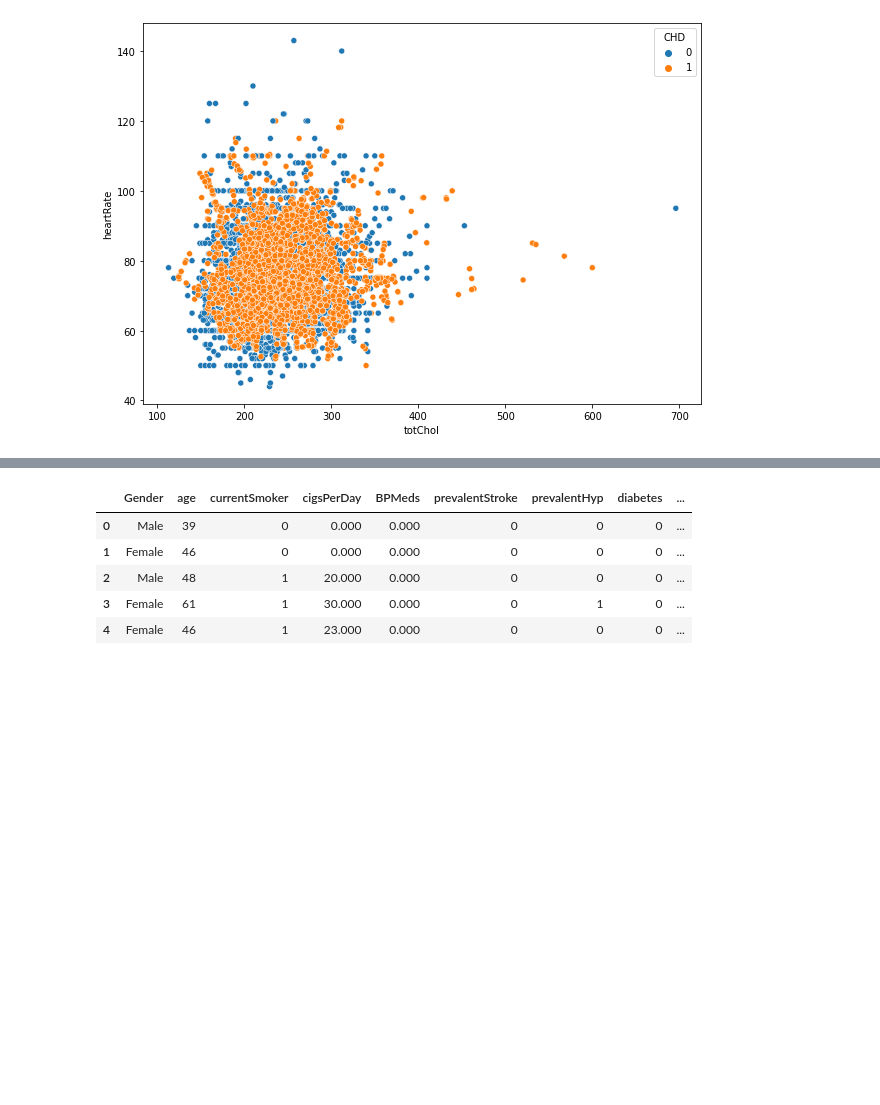
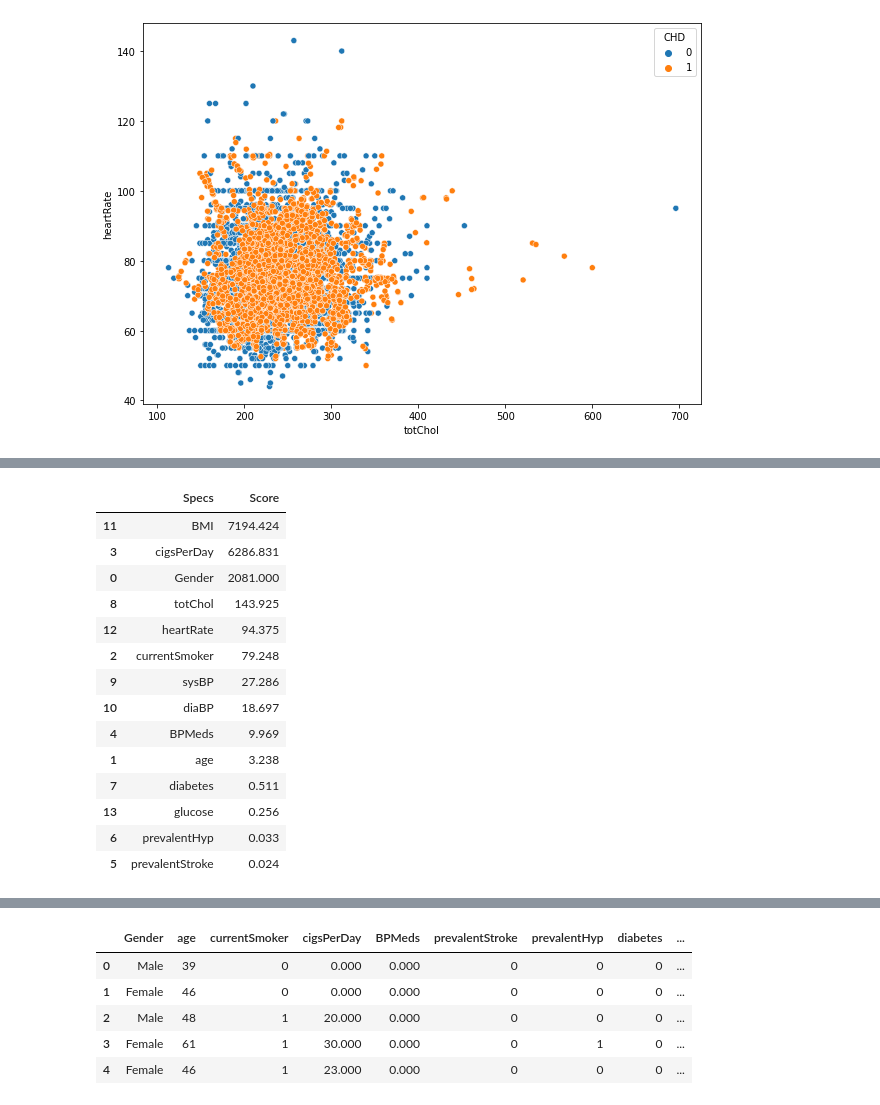
Before and after one commit to dine18/Dissertation-Project, a Jupyter notebook: HDP/HDPML.ipynb, the cells around one changed output, grey strips where cells are left out. Cells and saved outputs as stored; diff of their text form; code cells hidden in the pictures; blank space fills up the shorter version.

```diff
--- a/HDP/HDPML.ipynb
+++ b/HDP/HDPML.ipynb
@@ -533,0 +569,19 @@ plt.show()
+# %%
+featureScores = featureScores.sort_values(by='Score', ascending=False)
+featureScores
+# %% [output]
+|  | Specs | Score |
+| 11 | BMI | 7194.424 |
+| 3 | cigsPerDay | 6286.831 |
+| 0 | Gender | 2081.000 |
+| 8 | totChol | 143.925 |
+| 12 | heartRate | 94.375 |
+| 2 | currentSmoker | 79.248 |
+| 9 | sysBP | 27.286 |
+| 10 | diaBP | 18.697 |
+| 4 | BPMeds | 9.969 |
+| 1 | age | 3.238 |
+| 7 | diabetes | 0.511 |
+| 13 | glucose | 0.256 |
+| 6 | prevalentHyp | 0.033 |
+| 5 | prevalentStroke | 0.024 |
```
Also changed, not shown: parts of 3 cells of this notebook.
